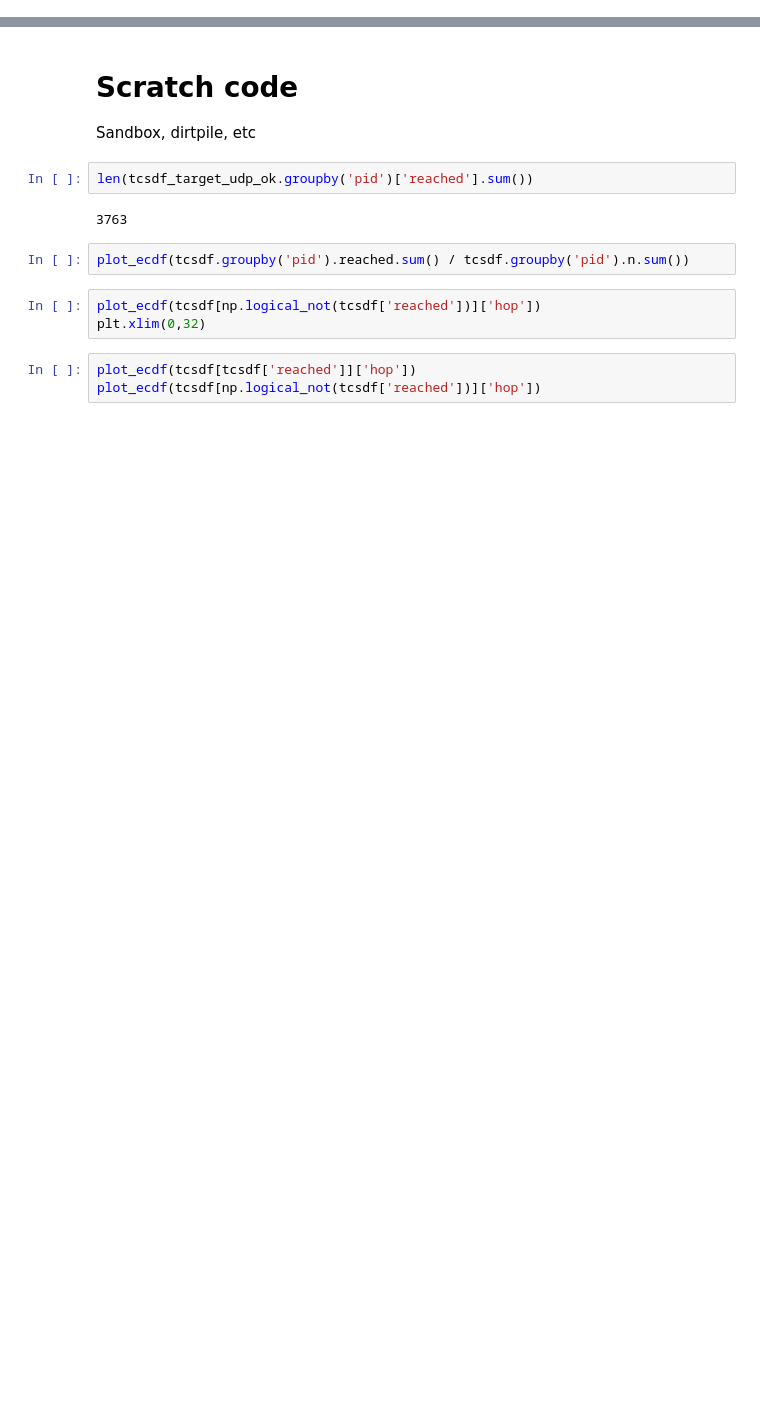
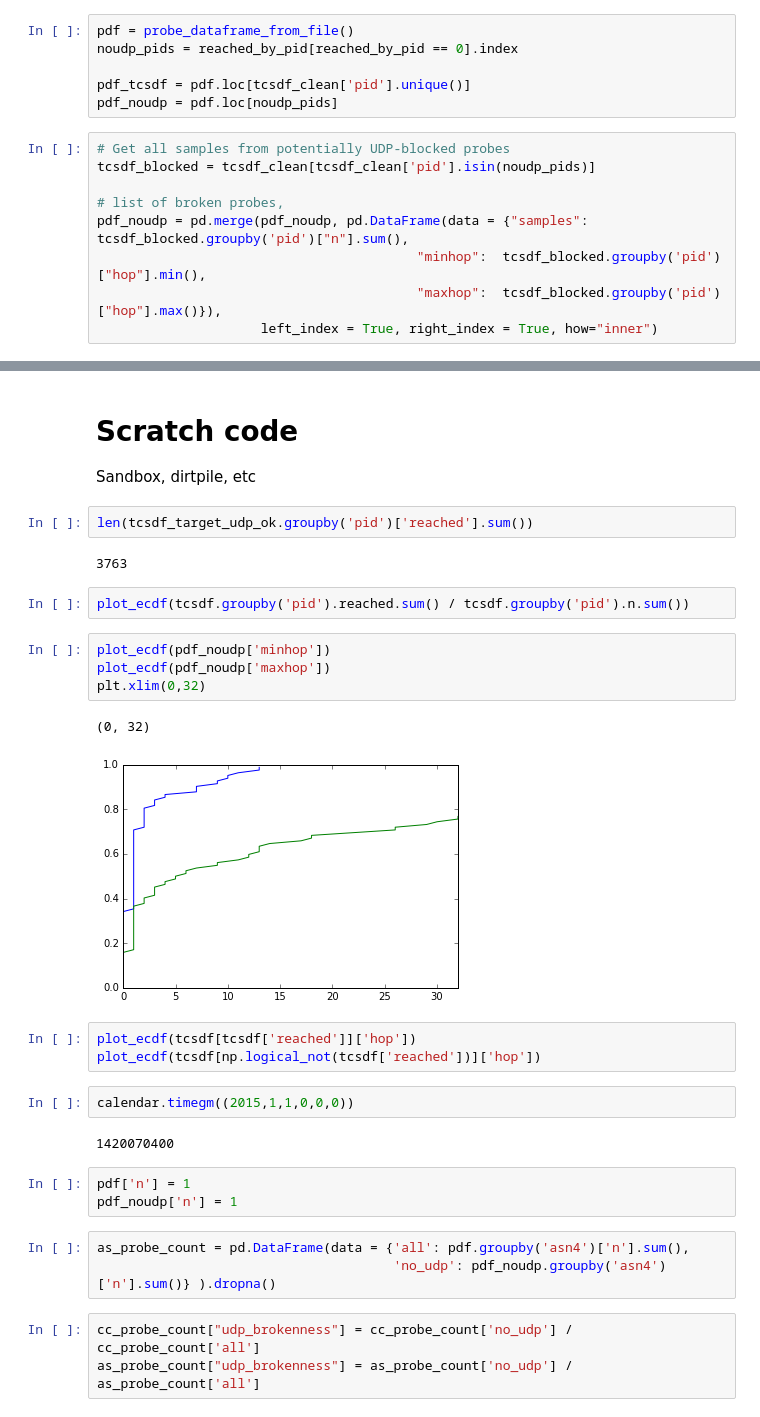
Before and after one commit to mami-project/udpdiff, a Jupyter notebook: atlas_probe_conn_Jan16/probe_udp_traceconn.ipynb, the cells around one changed output, grey strips where cells are left out. Drawn from its saved outputs; the diff is of its cells as text; blank space fills up the shorter version.

```diff
--- a/atlas_probe_conn_Jan16/probe_udp_traceconn.ipynb
+++ b/atlas_probe_conn_Jan16/probe_udp_traceconn.ipynb
@@ -283,0 +401,15 @@ print ("%u / %u (%5.3f%%)" % (len(reached_by_pid[reached_by_pid == 0]),
+# %%
+pdf = probe_dataframe_from_file()
+noudp_pids = reached_by_pid[reached_by_pid == 0].index
+
+pdf_tcsdf = pdf.loc[tcsdf_clean['pid'].unique()]
+pdf_noudp = pdf.loc[noudp_pids]
+# %%
+# Get all samples from potentially UDP-blocked probes
+tcsdf_blocked = tcsdf_clean[tcsdf_clean['pid'].isin(noudp_pids)]
+
+# list of broken probes,
+pdf_noudp = pd.merge(pdf_noudp, pd.DataFrame(data = {"samples": tcsdf_blocked.groupby('pid')["n"].sum(),
+                                         "minhop":  tcsdf_blocked.groupby('pid')["hop"].min(),
+                                         "maxhop":  tcsdf_blocked.groupby('pid')["hop"].max()}),
+                     left_index = True, right_index = True, how="inner")
@@ -292,8 +511,25 @@ len(tcsdf_target_udp_ok.groupby('pid')['reached'].sum())
 # %%
 plot_ecdf(tcsdf.groupby('pid').reached.sum() / tcsdf.groupby('pid').n.sum())
 # %%
-plot_ecdf(tcsdf[np.logical_not(tcsdf['reached'])]['hop'])
+plot_ecdf(pdf_noudp['minhop'])
+plot_ecdf(pdf_noudp['maxhop'])
 plt.xlim(0,32)
+# %% [output]
+(0, 32)
+[figure, added]
 # %%
 plot_ecdf(tcsdf[tcsdf['reached']]['hop'])
 plot_ecdf(tcsdf[np.logical_not(tcsdf['reached'])]['hop'])
+# %%
+calendar.timegm((2015,1,1,0,0,0))
+# %% [output]
+1420070400
+# %%
+pdf['n'] = 1
+pdf_noudp['n'] = 1
+# %%
+as_probe_count = pd.DataFrame(data = {'all': pdf.groupby('asn4')['n'].sum(),
+                                      'no_udp': pdf_noudp.groupby('asn4')['n'].sum()} ).dropna()
+# %%
+cc_probe_count["udp_brokenness"] = cc_probe_count['no_udp'] / cc_probe_count['all']
+as_probe_count["udp_brokenness"] = as_probe_count['no_udp'] / as_probe_count['all']
```
Also changed, not shown: parts of 16 cells of this notebook, 5 other files.
